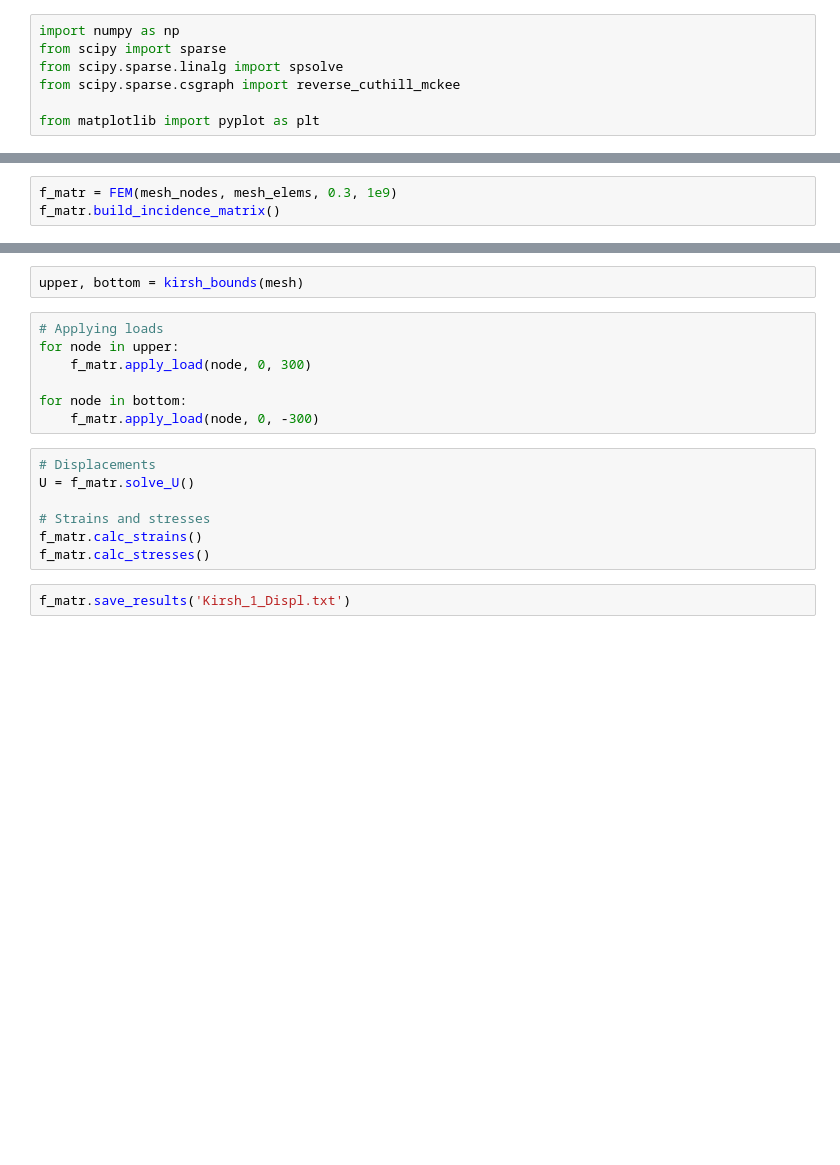
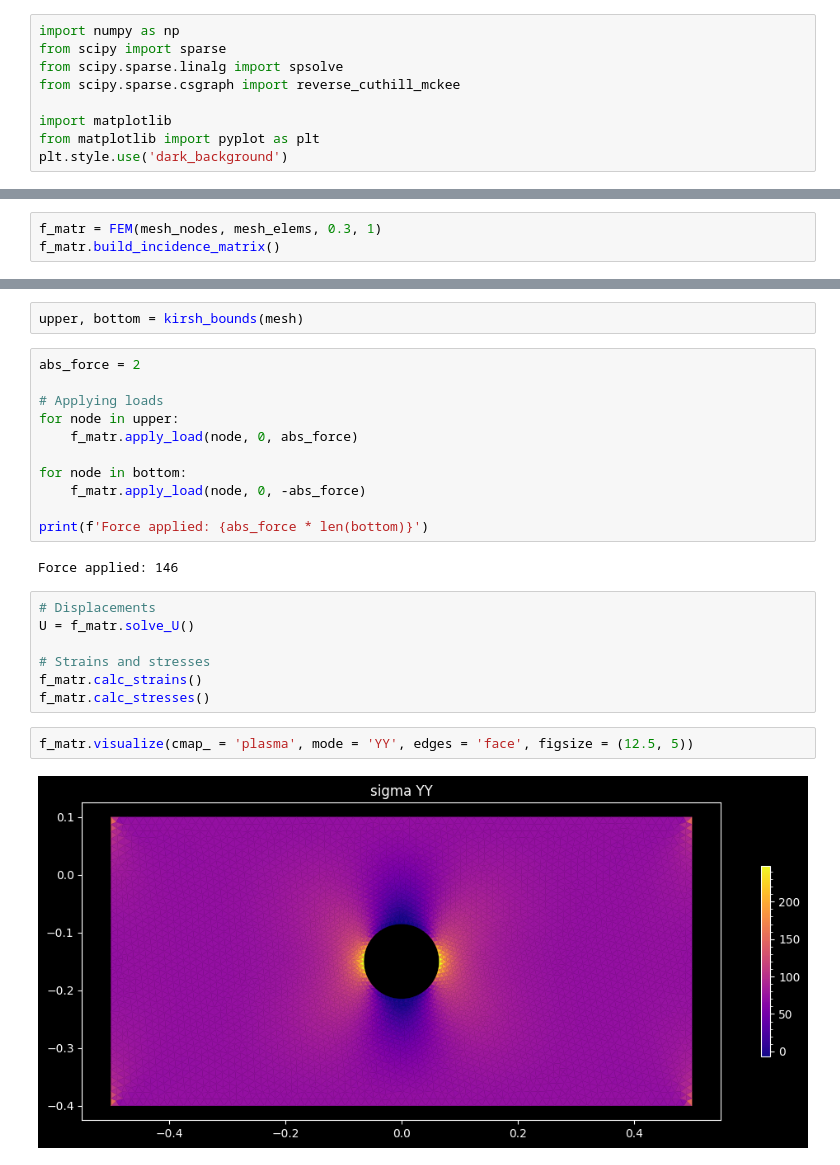
Before and after one commit to MihailTsybakov/FEM_Pract, a Jupyter notebook: FEM.ipynb, the cells around one changed output, grey strips where cells are left out. Saved outputs shown, nothing was run; the diff lists cells and outputs as text; blank space fills up the shorter version.

Commit message:
Matplotlib visualization added

```diff
--- a/FEM.ipynb
+++ b/FEM.ipynb
@@ -4,7 +4,9 @@ from scipy import sparse
 from scipy.sparse.linalg import spsolve
 from scipy.sparse.csgraph import reverse_cuthill_mckee
 
+import matplotlib
 from matplotlib import pyplot as plt
+plt.style.use('dark_background')
 # %%
 class Mesh:
     def __init__(self):
@@ -302,5 +332,5 @@ Elements:       7198
 # %%
-f_matr = FEM(mesh_nodes, mesh_elems, 0.3, 1e9)
+f_matr = FEM(mesh_nodes, mesh_elems, 0.3, 1)
 f_matr.build_incidence_matrix()
 # %%
 f_matr.map_dofs()
@@ -323,12 +353,18 @@ def kirsh_bounds(mesh):
 # %%
 upper, bottom = kirsh_bounds(mesh)
 # %%
+abs_force = 2
+
 # Applying loads
 for node in upper:
-    f_matr.apply_load(node, 0, 300)
+    f_matr.apply_load(node, 0, abs_force)
 
 for node in bottom:
-    f_matr.apply_load(node, 0, -300)
+    f_matr.apply_load(node, 0, -abs_force)
+
+print(f'Force applied: {abs_force * len(bottom)}')
+# %% [output]
+Force applied: 146
 # %%
 # Displacements
 U = f_matr.solve_U()
@@ -336,5 +372,7 @@ U = f_matr.solve_U()
 # Strains and stresses
 f_matr.calc_strains()
 f_matr.calc_stresses()
-# %%
-f_matr.save_results('Kirsh_1_Displ.txt')
+# %%
+f_matr.visualize(cmap_ = 'plasma', mode = 'YY', edges = 'face', figsize = (12.5, 5))
+# %% [output]
+[figure, added]
```
Also changed, not shown: parts of 2 cells of this notebook.
